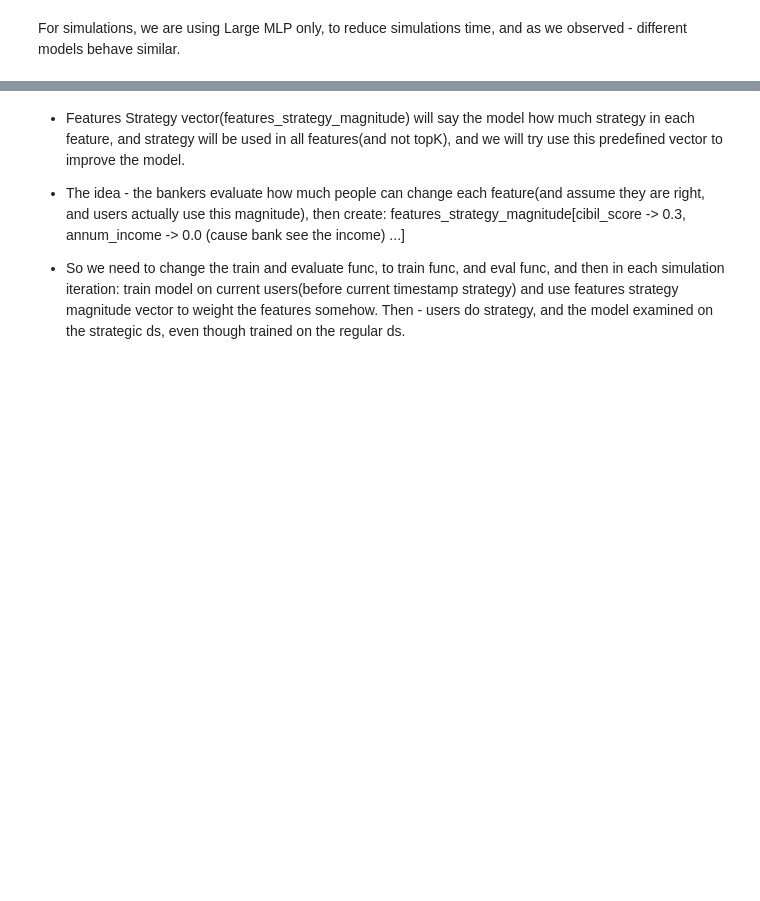
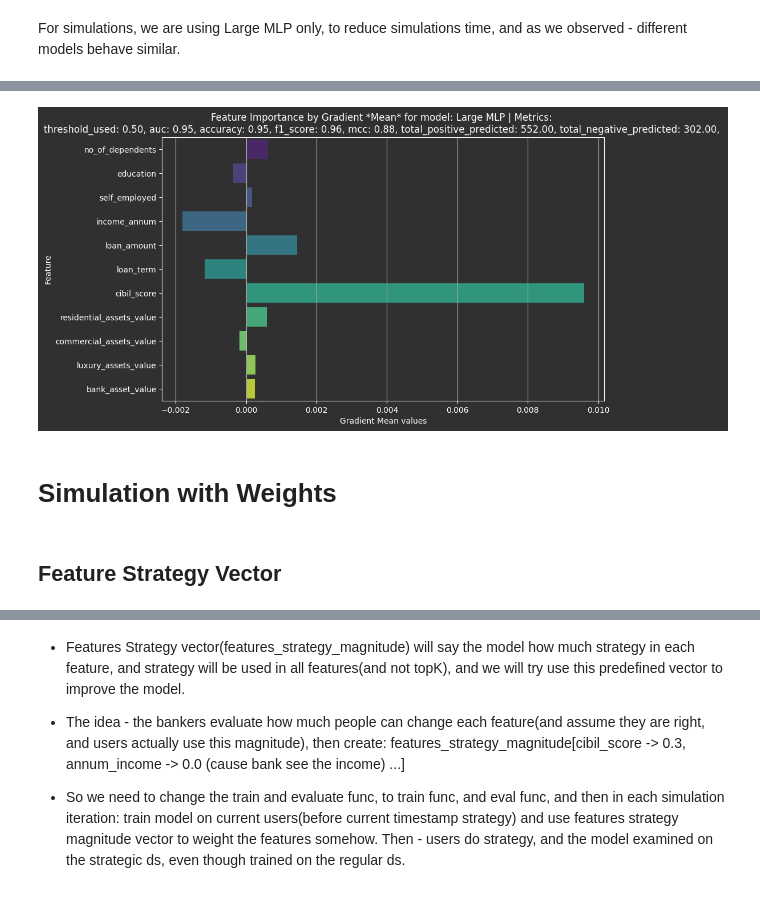
Before and after one commit to PrielHaz/strategic-classification, a Jupyter notebook: workshop_draft.ipynb, the cells around one changed output, grey strips where cells are left out. Cells and saved outputs as stored; diff of their text form; code cells hidden in the pictures; blank space fills up the shorter version.

```diff
--- a/workshop_draft.ipynb
+++ b/workshop_draft.ipynb
@@ -775,0 +810,7 @@ TODO: Run the simulation for 30+ timestamps. It would be interesting to observe
+# %%
+run_first_simulation(T=25,
+                     K=1,
+                     MODEL="Large MLP",
+                     strategy_magnitude=0.6,
+                     range_strategists_act=(max(0, threshold-0.4), threshold))
+# %% [output]
@@ -775,0 +834,5 @@ TODO: Run the simulation for 30+ timestamps. It would be interesting to observe
+[figure, added]
+# %% [markdown]
+# Simulation with Weights
+# %% [markdown]
+## Feature Strategy Vector
```
Also changed, not shown: parts of 35 cells of this notebook.
